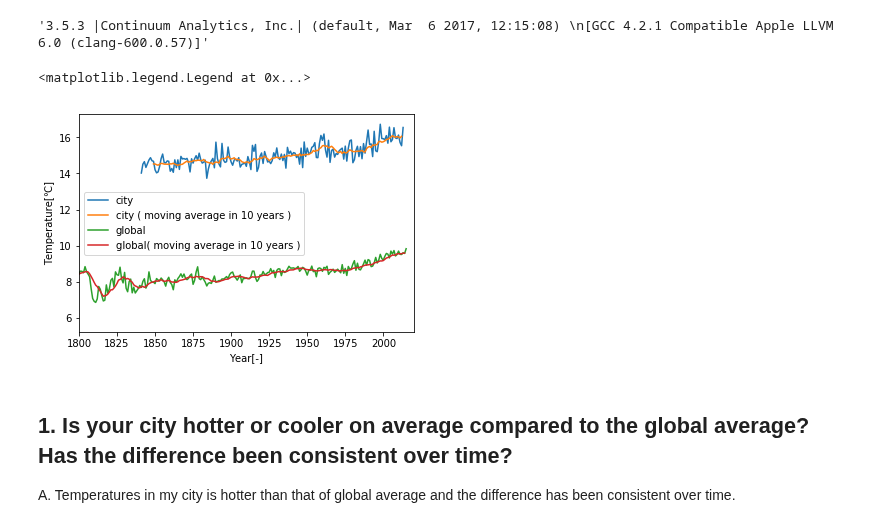
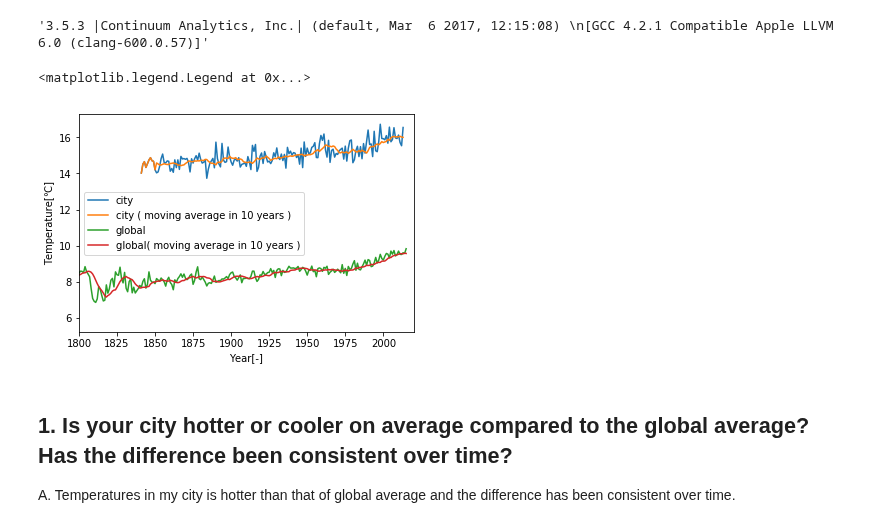
Before and after one commit to soyaoki/DAND-Exploring-Weather-Trends, a Jupyter notebook: temperature.ipynb, the cells around one changed output. Saved outputs shown, nothing was run; the diff lists cells and outputs as text; code cells hidden in the pictures.

```diff
--- a/temperature.ipynb
+++ b/temperature.ipynb
@@ -41,19 +41,33 @@ df_city = pd.read_csv('data/data_city.csv')
 # %%
 df_global = pd.read_csv('data/data_global.csv')
 # df_global
+# %%
+def moving_average(data, N):
+
+    m_avg = np.ones(len(data))
+    m_avg[0:N] = data[0:N]
+
+    for i in range(N, len(data)):
+        m_avg[i] = np.mean(data[i-N+1:i])  # calculate average in past N years
+
+    return m_avg
 # %%
 N = 10
+# calculate moving average
+city_moving_avg = moving_average(df_city.avg_temp, N)# calculate average in past N years
+global_moving_avg = moving_average(df_global.avg_temp, N)# calculate average in past N years
+
 plt.plot(df_city.year, df_city.avg_temp,label='city')
-plt.plot(df_city.year[N-2:-1], np.convolve(df_city.avg_temp, np.ones((N,))/N, mode='valid'),label='city ( moving average in ' + str(N) + ' years )')
+plt.plot(df_city.year, city_moving_avg, label='city ( moving average in ' + str(N) + ' years )') # show moving average
 plt.plot(df_global.year, df_global.avg_temp,label='global')
-plt.plot(df_global.year[N-2:-1], np.convolve(df_global.avg_temp, np.ones((N,))/N, mode='valid'),label='global( moving average in ' + str(N) + ' years )')
+plt.plot(df_global.year, global_moving_avg, label='global( moving average in ' + str(N) + ' years )') # show moving average
 plt.xlabel('Year[-]')
 plt.ylabel('Temperature[℃]')
 plt.xlim([1800, 2020])
 plt.legend()
 # %% [output]
 <matplotlib.legend.Legend at 0x...>
-[figure, old version]
+[figure, new version]
 # %% [markdown]
 ## 1. Is your city hotter or cooler on average compared to the global average? Has the difference been consistent over time?
 
```
Also changed, not shown: 1 other file.
